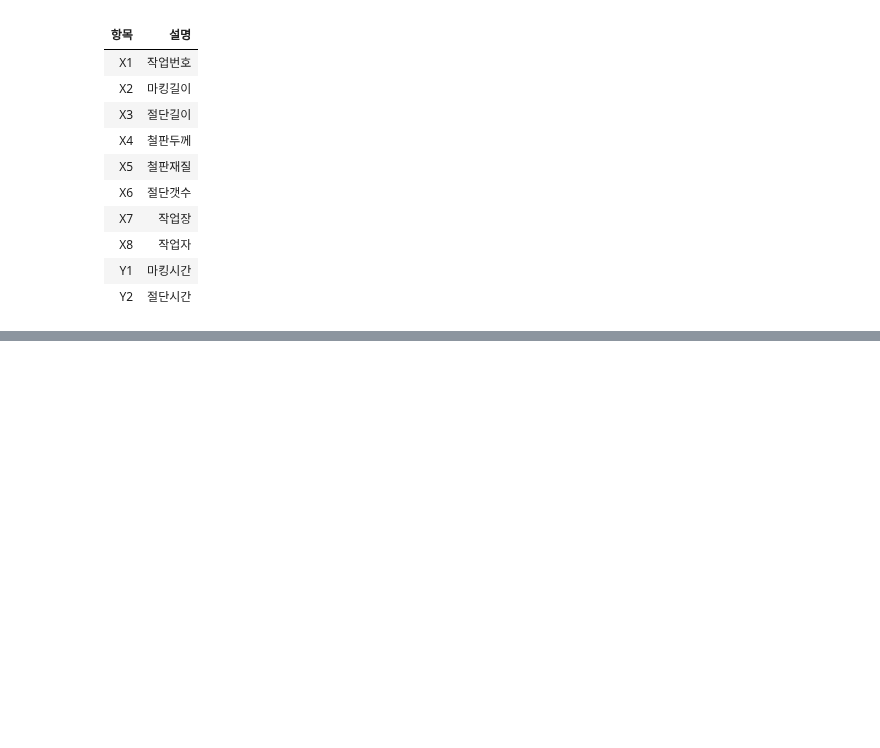
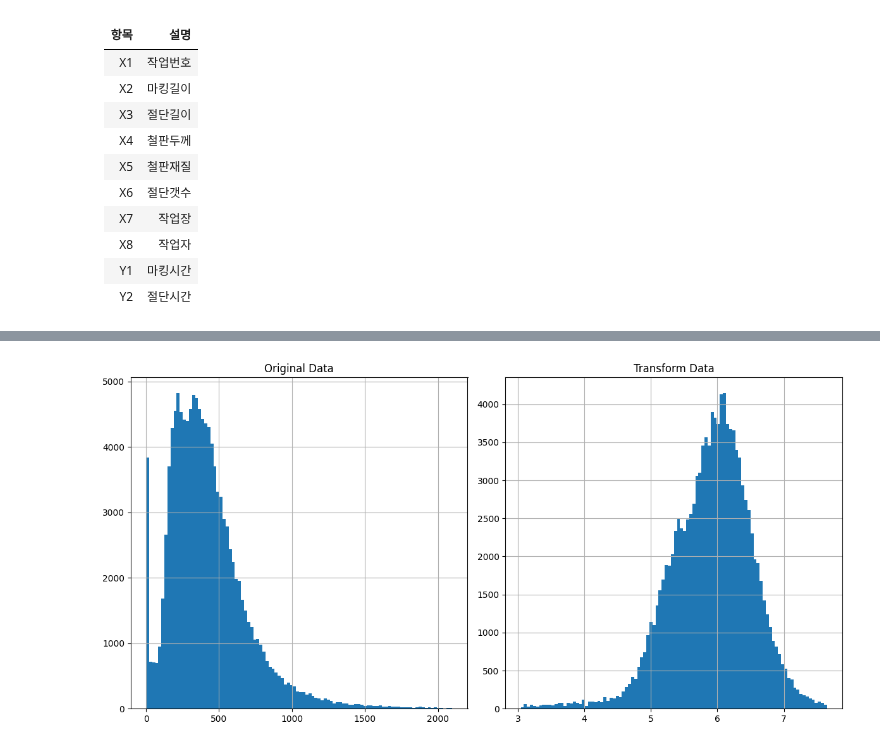
Before and after one commit to dlwls22/Hyundai_DT, a Jupyter notebook: CNC.ipynb, the cells around one changed output, grey strips where cells are left out. Saved outputs shown, nothing was run; the diff lists cells and outputs as text; code cells hidden in the pictures; blank space fills up the shorter version.

```diff
--- a/CNC.ipynb
+++ b/CNC.ipynb
@@ -43,0 +219,19 @@ display(test.head())
+# %%
+plt.figure(figsize=(12, 6))
+
+plt.subplot(1, 2, 1)
+train['Y1'].hist(bins=100)
+plt.title('Original Data')
+
+train = train[train['Y1'] != 0].reset_index(drop=True)
+
+plt.subplot(1, 2, 2)
+train['Y1_trans'] = np.log1p(train['Y1'])
+train = train[(train['Y1_trans'] >= 3)].reset_index(drop=True)
+train['Y1_trans'].hist(bins=100)
+plt.title('Transform Data')
+
+plt.tight_layout()
+plt.show()
+# %% [output]
+[figure, added]
```
Also changed, not shown: parts of 47 cells of this notebook.
